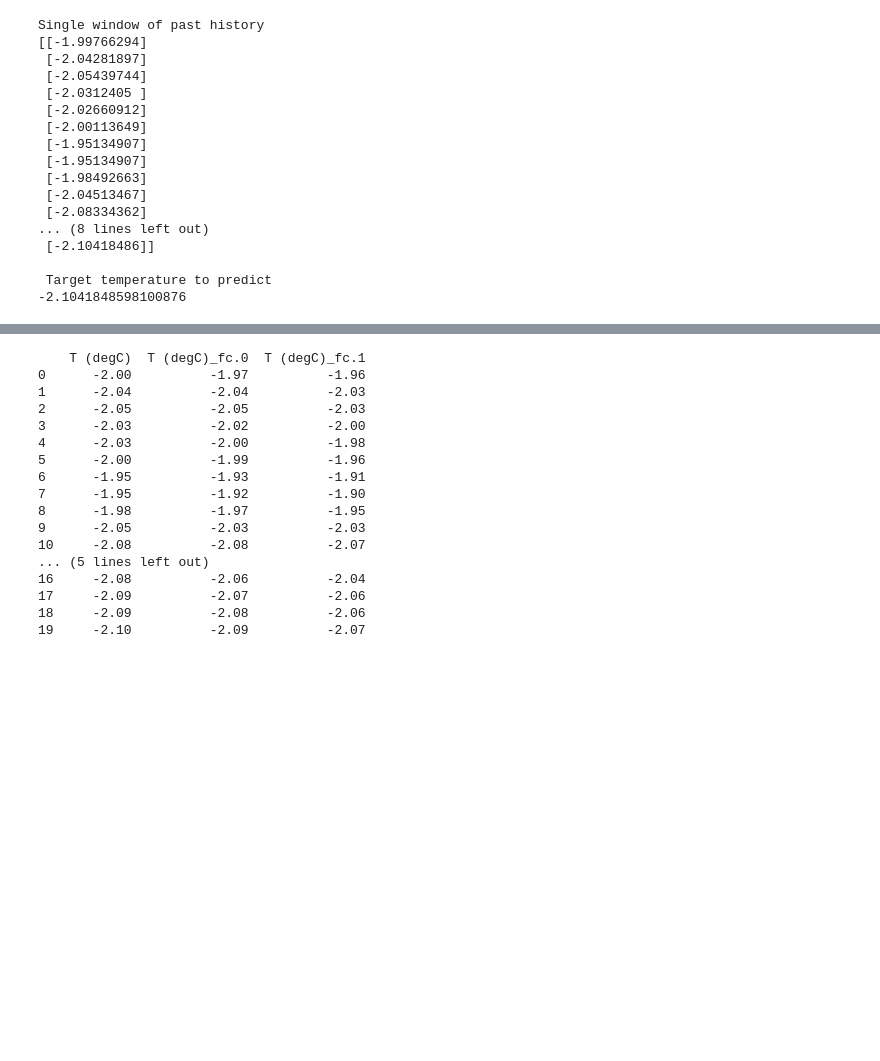
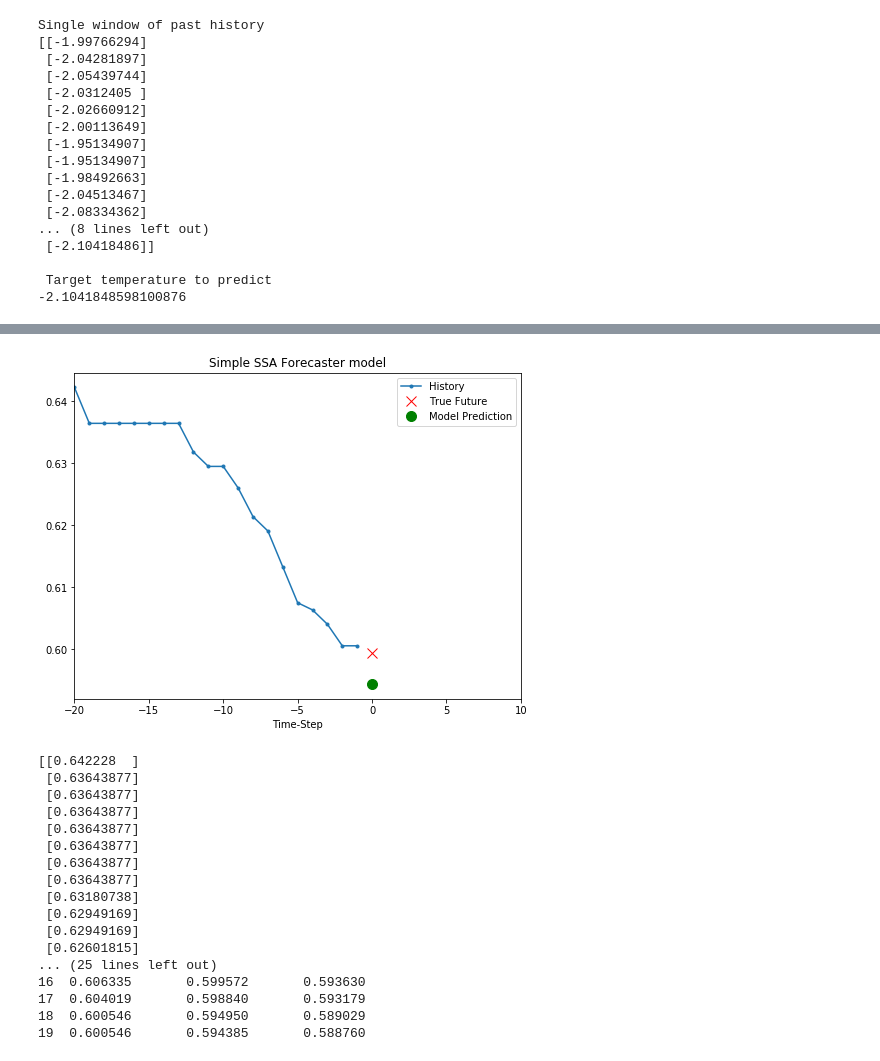
Before and after one commit to microsoft/NimbusML-Samples, a Jupyter notebook: samples/5.1 [Numeric, Plot] Univariate Time Series Forecasting .ipynb, the cells around one changed output, grey strips where cells are left out. Cells and saved outputs as stored; diff of their text form; code cells hidden in the pictures; blank space fills up the shorter version.

```diff
--- a/samples/5.1 [Numeric, Plot] Univariate Time Series Forecasting .ipynb
+++ b/samples/5.1 [Numeric, Plot] Univariate Time Series Forecasting .ipynb
@@ -147,4 +151,7 @@ show_plot([x_train_uni[0], y_train_uni[0], baseline(x_train_uni[0])], 0, 'Baseli
 x_train_uni_list = [x[0] for x in x_train_uni[0].tolist()]
 X_train_ssa = pd.Series(x_train_uni_list, name="T (degC)")
 print(X_train_ssa)
+x_val_uni_list = [x[0] for x in x_val_uni[0].tolist()]
+X_val_ssa = pd.Series(x_val_uni_list, name="T (degC)")
+print(X_val_ssa)
 # %% [output]
@@ -196,27 +203,30 @@ Elapsed time: 00:00:00.0282690
 Name: T (degC), dtype: float64
 # %%
-result = pipeline.transform(X_train_ssa)
-#plot = show_plot([x_train_uni[0], y_train_uni[0], pipeline.predict(x_train_uni[0])], 0, 'Simple SSA Forecaster model')
-#plot.show()
+predicted_val_uni = pipeline.transform(X_val_ssa)
+plot = show_plot([x_val_uni[0], y_val_uni[0], predicted_val_uni['T (degC)_fc.0'][19]], 0, 'Simple SSA Forecaster model')
+plot.show()
+print()
+print(x_val_uni[0], y_val_uni[0], predicted_val_uni['T (degC)_fc.0'][19])
 print(result)
 # %% [output]
+[figure, added]
-    T (degC)  T (degC)_fc.0  T (degC)_fc.1
-0      -2.00          -1.97          -1.96
-1      -2.04          -2.04          -2.03
-2      -2.05          -2.05          -2.03
-3      -2.03          -2.02          -2.00
-4      -2.03          -2.00          -1.98
-5      -2.00          -1.99          -1.96
-6      -1.95          -1.93          -1.91
-7      -1.95          -1.92          -1.90
-8      -1.98          -1.97          -1.95
-9      -2.05          -2.03          -2.03
-10     -2.08          -2.08          -2.07
-... (5 lines left out)
-16     -2.08          -2.06          -2.04
-17     -2.09          -2.07          -2.06
-18     -2.09          -2.08          -2.06
-19     -2.10          -2.09          -2.07
+[[0.642228  ]
+ [0.63643877]
+ [0.63643877]
+ [0.63643877]
+ [0.63643877]
+ [0.63643877]
+ [0.63643877]
+ [0.63643877]
+ [0.63180738]
+ [0.62949169]
+ [0.62949169]
+ [0.62601815]
+... (25 lines left out)
+16  0.606335       0.599572       0.593630
+17  0.604019       0.598840       0.593179
+18  0.600546       0.594950       0.589029
+19  0.600546       0.594385       0.588760
 # %%
 pipeline.predict()
 pd.set_option('display.float_format', lambda x: '%.2f' % x)
```
Also changed, not shown: parts of 6 cells of this notebook.
